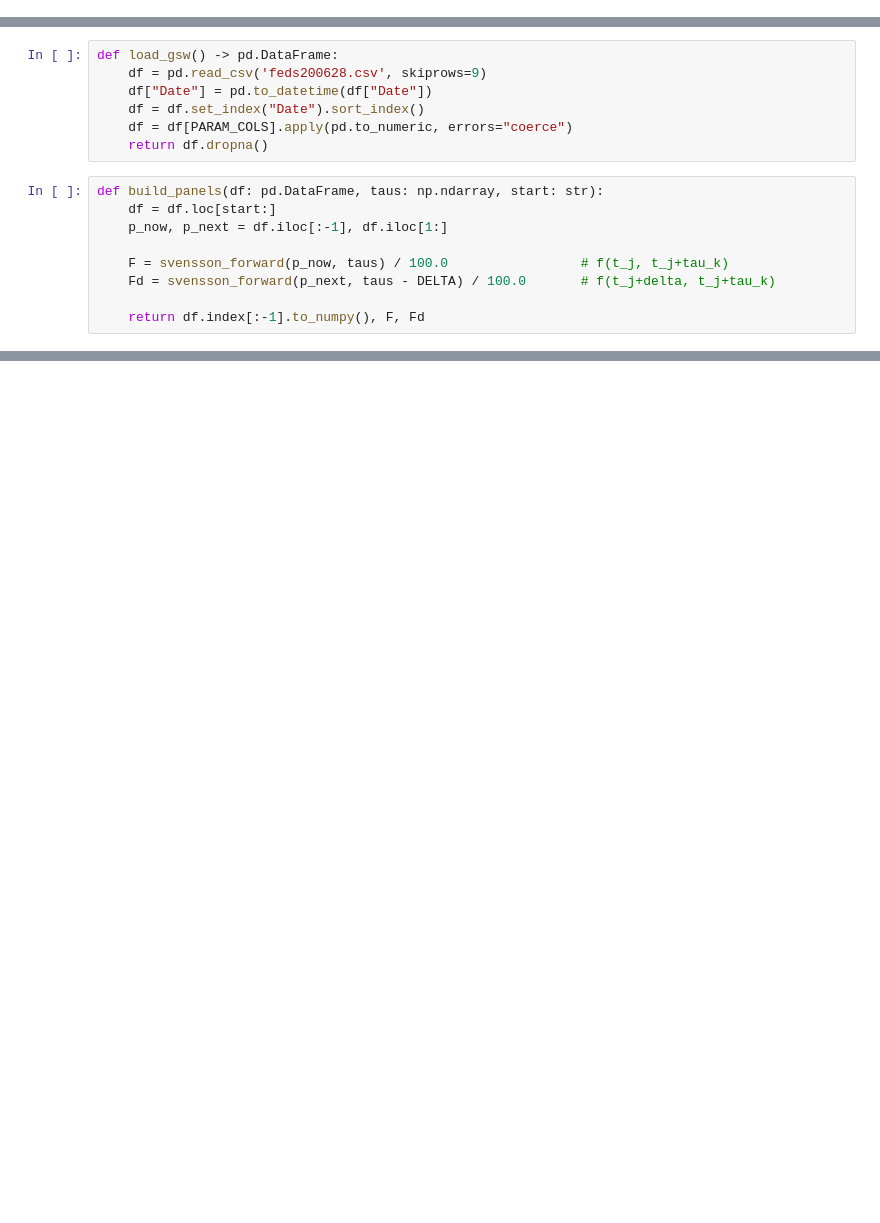
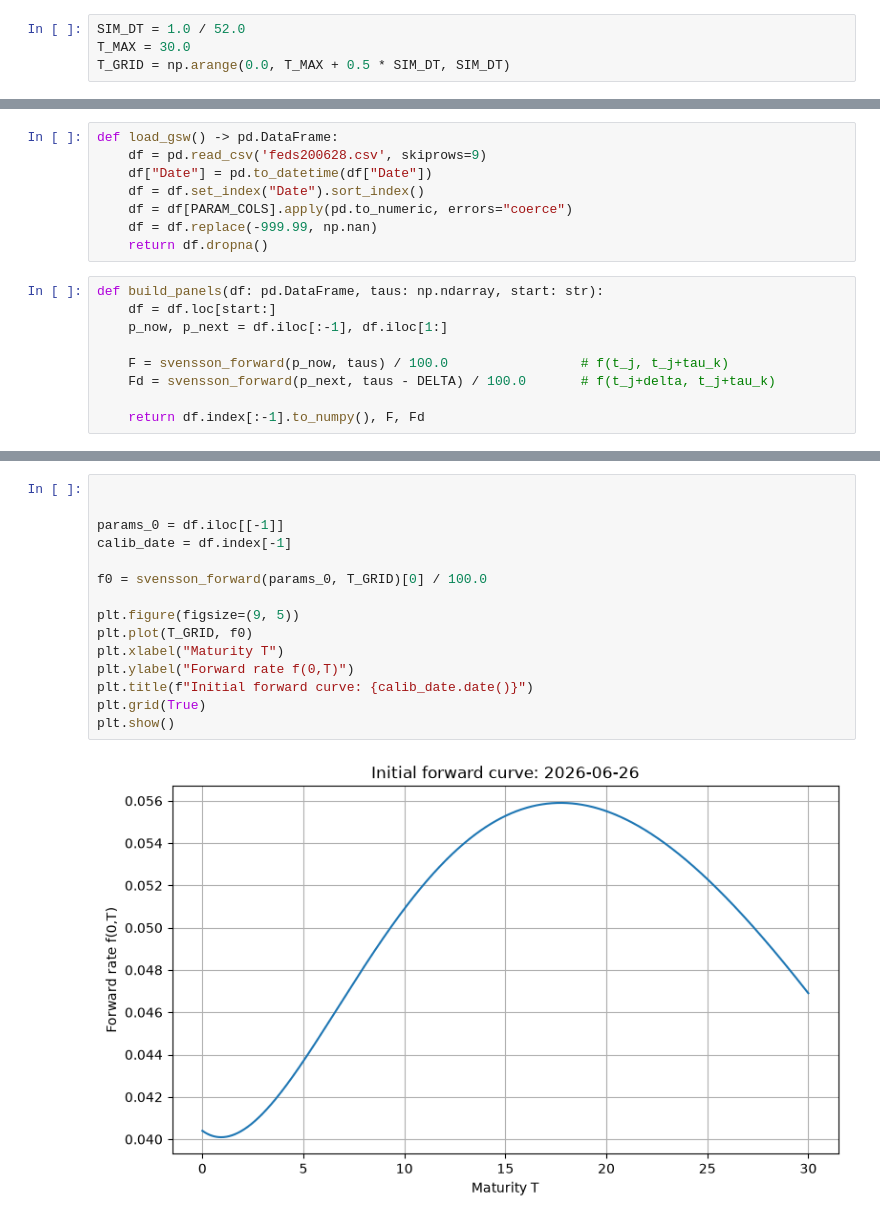
Before and after one commit to dajmera-24/hjm, a Jupyter notebook: main.ipynb, the cells around one changed output, grey strips where cells are left out. Saved outputs shown, nothing was run; the diff lists cells and outputs as text; blank space fills up the shorter version.

```diff
--- a/main.ipynb
+++ b/main.ipynb
@@ -7,6 +80,10 @@ TAUS = np.arange(1.0, 30.0 + 1e-9, 0.5)
 DELTA = 1.0 / 252.0
 
 PARAM_COLS = ["BETA0", "BETA1", "BETA2", "BETA3", "TAU1", "TAU2"]
+# %%
+SIM_DT = 1.0 / 52.0
+T_MAX = 30.0
+T_GRID = np.arange(0.0, T_MAX + 0.5 * SIM_DT, SIM_DT)
 # %%
 df = pd.read_csv('feds200628.csv', skiprows=9)
 print(df.tail())
@@ -45,6 +122,7 @@ def load_gsw() -> pd.DataFrame:
     df["Date"] = pd.to_datetime(df["Date"])
     df = df.set_index("Date").sort_index()
     df = df[PARAM_COLS].apply(pd.to_numeric, errors="coerce")
+    df = df.replace(-999.99, np.nan)
     return df.dropna()
 # %%
 def build_panels(df: pd.DataFrame, taus: np.ndarray, start: str):
@@ -76,0 +254,17 @@ print(F)
+# %%
+
+
+params_0 = df.iloc[[-1]]
+calib_date = df.index[-1]
+
+f0 = svensson_forward(params_0, T_GRID)[0] / 100.0
+
+plt.figure(figsize=(9, 5))
+plt.plot(T_GRID, f0)
+plt.xlabel("Maturity T")
+plt.ylabel("Forward rate f(0,T)")
+plt.title(f"Initial forward curve: {calib_date.date()}")
+plt.grid(True)
+plt.show()
+# %% [output]
+[figure, added]
```
Also changed, not shown: parts of 36 cells of this notebook.
